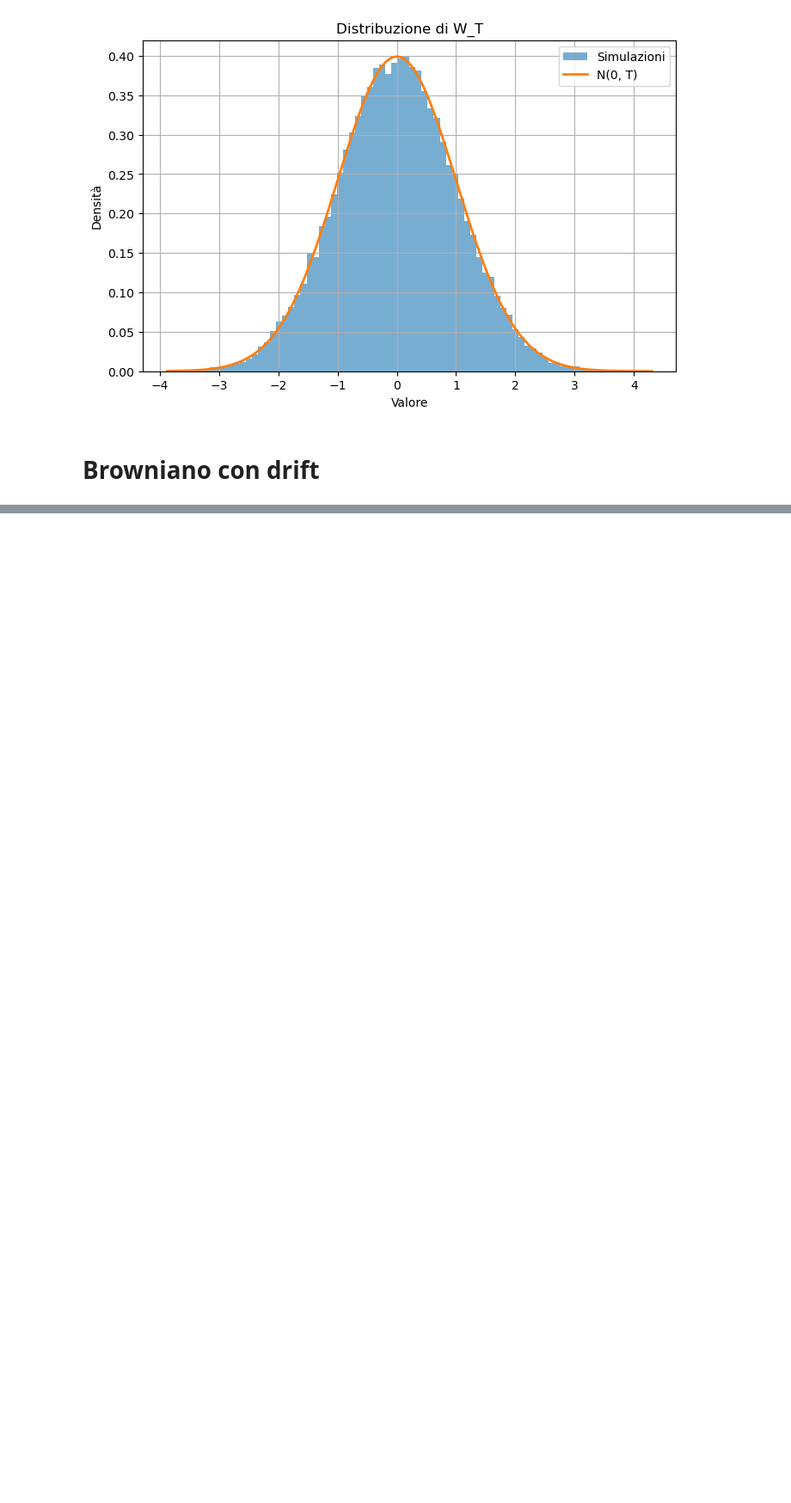
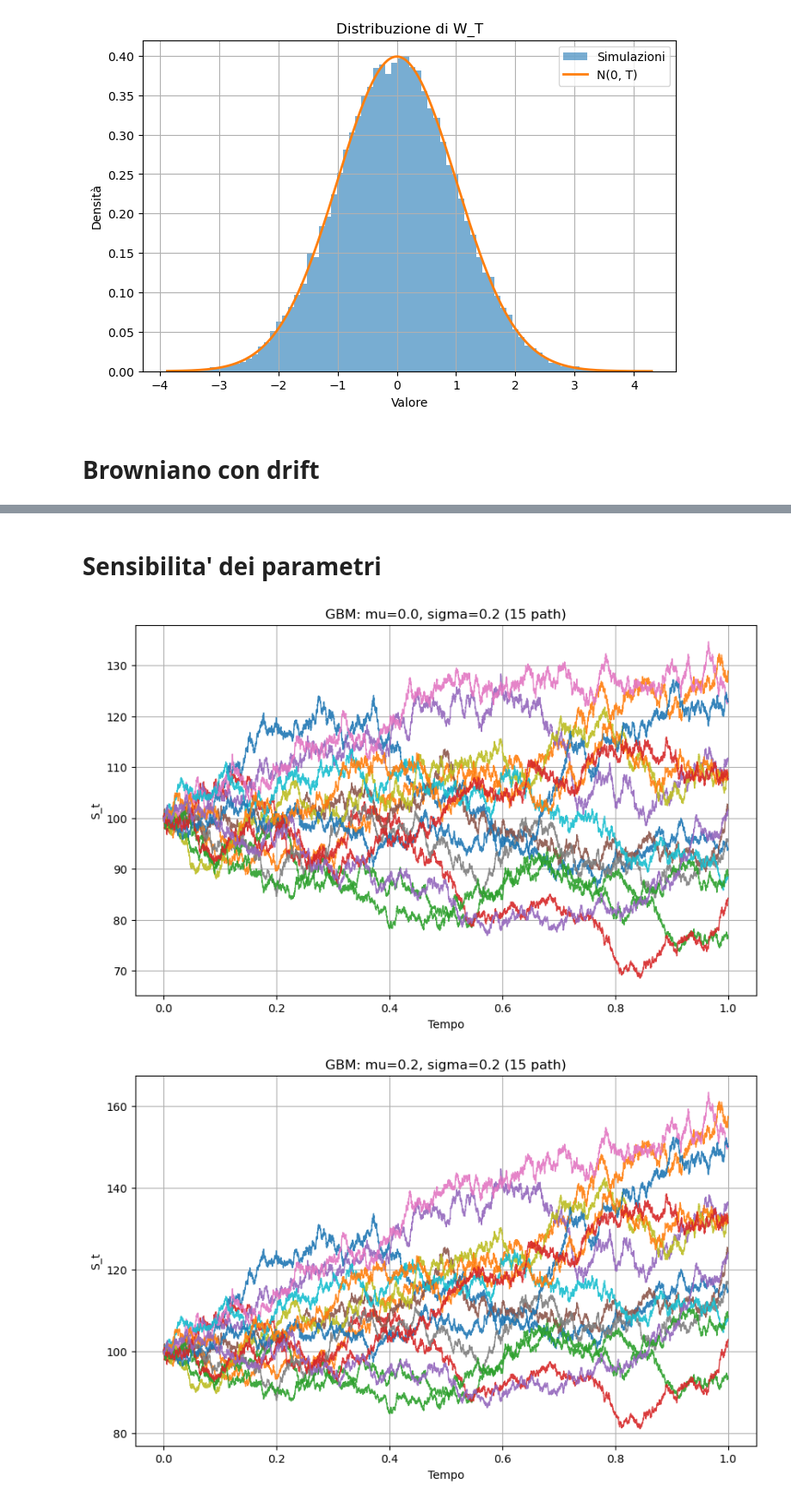
Before and after one commit to EmanueleLippi/Tesi_Opzioni_MonteCarlo, a Jupyter notebook: notebooks/01-Stochastic_process.ipynb, the cells around one changed output, grey strips where cells are left out. Shown at 86% size. Saved outputs shown, nothing was run; the diff lists cells and outputs as text; code cells hidden in the pictures; blank space fills up the shorter version.

```diff
--- a/notebooks/01-Stochastic_process.ipynb
+++ b/notebooks/01-Stochastic_process.ipynb
@@ -90,0 +126,17 @@ TypeError: simulate_brownian_with_drift() takes from 5 to 6 positional arguments
+# %% [markdown]
+# Sensibilita' dei parametri
+# %%
+grid = [
+    {"mu": 0.0, "sigma": 0.2},
+    {"mu": 0.2, "sigma": 0.2},
+    {"mu": 0.2, "sigma": 0.6},
+]
+
+for i, pars in enumerate(grid, 1):
+    t, Sg = simulate_gbm(S0, pars["mu"], pars["sigma"], T, N, 200, seed=seed)
+    title = f"GBM: mu={pars['mu']}, sigma={pars['sigma']} (15 path)"
+    plot_paths(t, Sg, n_paths=15, title=title, ylabel="S_t",
+               save_path=DATA_RESULTS / f"gbm_paths_sweep_{i}.png")
+# %% [output]
+[figure, added]
+[figure, added]
```
Also changed, not shown: parts of 6 cells of this notebook.
